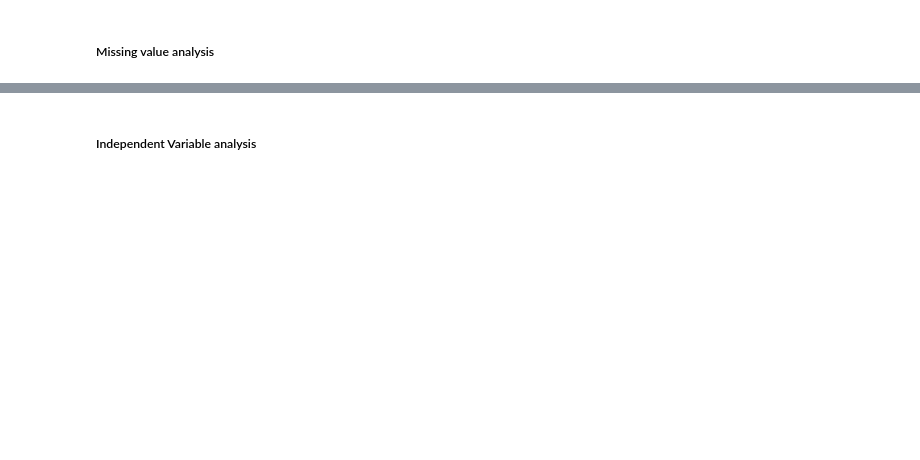
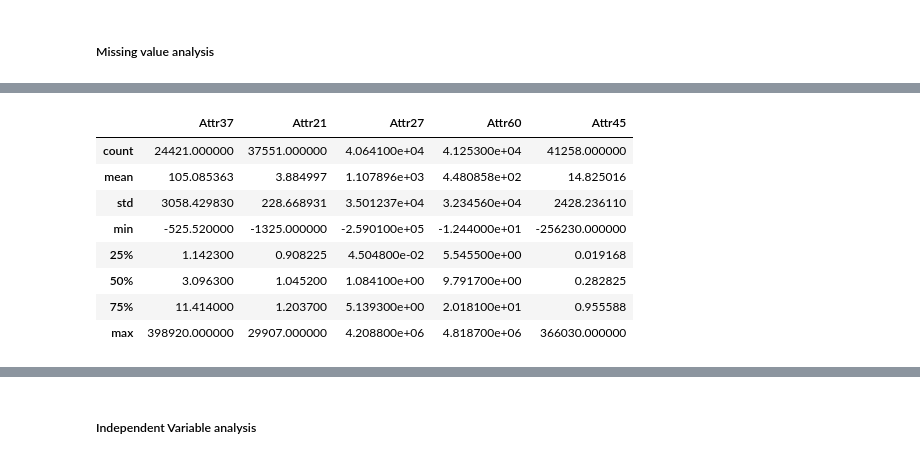
Before and after one commit to ravisiv/CS4_BankruptcyClassificationXGBoost, a Jupyter notebook: CaseStudy4.ipynb, the cells around one changed output, grey strips where cells are left out. Cells and saved outputs as stored; diff of their text form; code cells hidden in the pictures; blank space fills up the shorter version.

```diff
--- a/CaseStudy4.ipynb
+++ b/CaseStudy4.ipynb
@@ -74,3 +150,13 @@ missing_data_columns
 # %%
 top5_missing_data_col = ['Attr37', 'Attr21', 'Attr27', 'Attr60', 'Attr45']
-df[top5_missing_data_col].describe()
+plt.boxplot(data); plt.yscale('log')df[top5_missing_data_col].describe()
+# %% [output]
+|  | Attr37 | Attr21 | Attr27 | Attr60 | Attr45 |
+| count | 24421.000000 | 37551.000000 | 4.064100e+04 | 4.125300e+04 | 41258.000000 |
+| mean | 105.085363 | 3.884997 | 1.107896e+03 | 4.480858e+02 | 14.825016 |
+| std | 3058.429830 | 228.668931 | 3.501237e+04 | 3.234560e+04 | 2428.236110 |
+| min | -525.520000 | -1325.000000 | -2.590100e+05 | -1.244000e+01 | -256230.000000 |
+| 25% | 1.142300 | 0.908225 | 4.504800e-02 | 5.545500e+00 | 0.019168 |
+| 50% | 3.096300 | 1.045200 | 1.084100e+00 | 9.791700e+00 | 0.282825 |
+| 75% | 11.414000 | 1.203700 | 5.139300e+00 | 2.018100e+01 | 0.955588 |
+| max | 398920.000000 | 29907.000000 | 4.208800e+06 | 4.818700e+06 | 366030.000000 |
```
Also changed, not shown: parts of 52 cells of this notebook.
